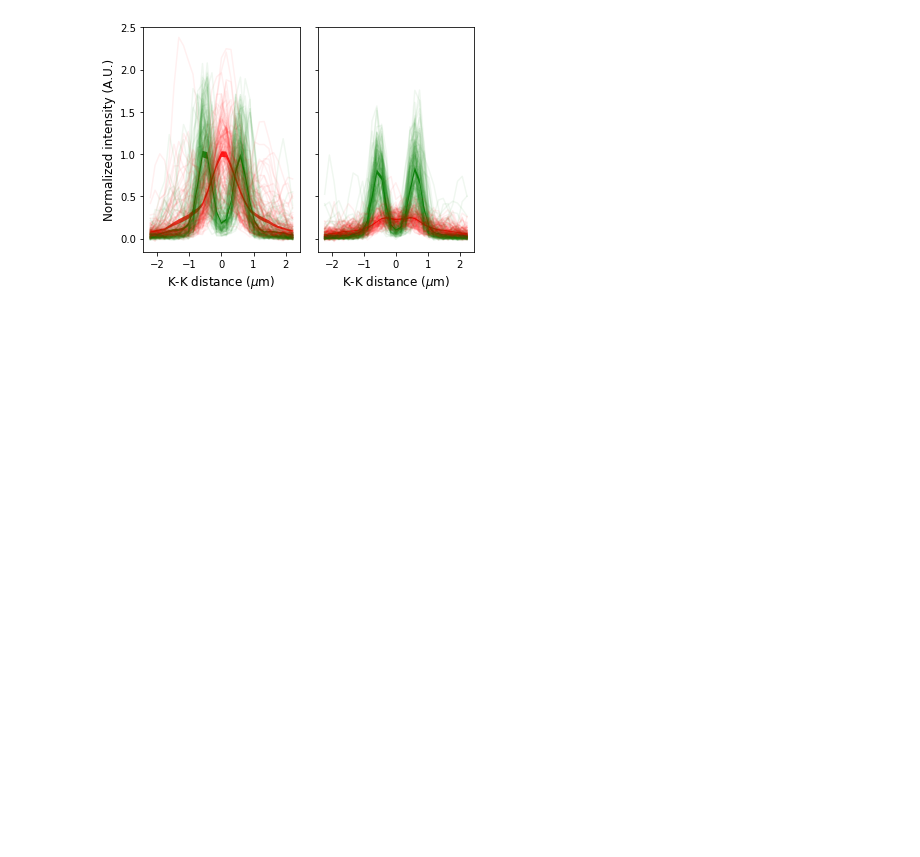
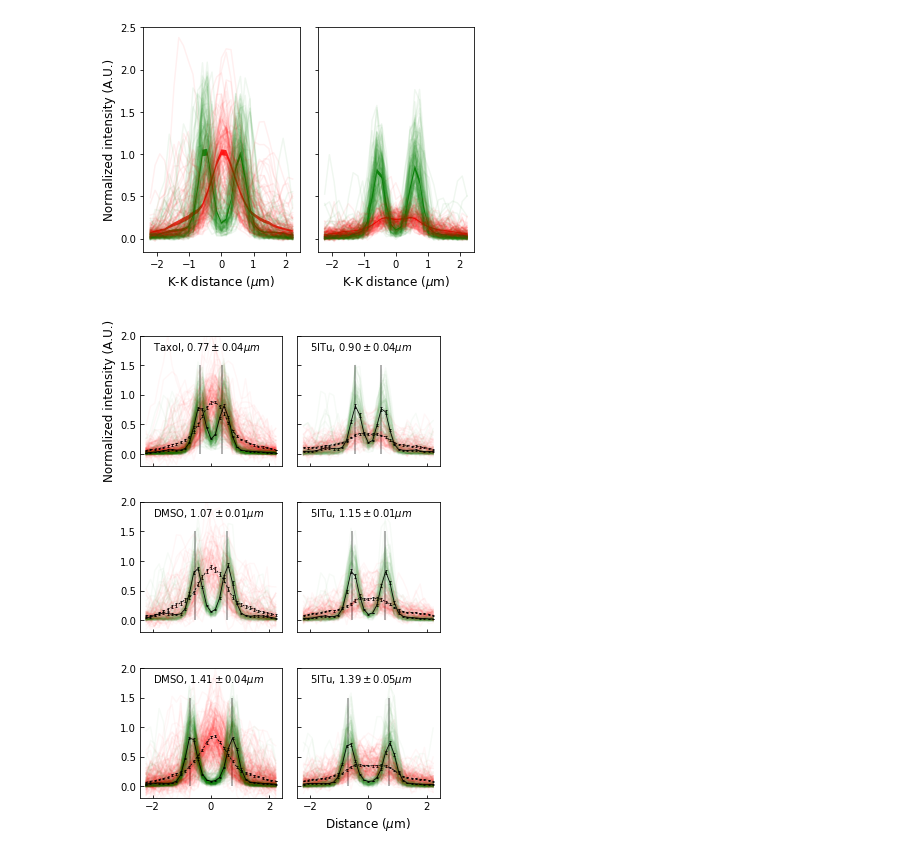
Before and after one commit to elifesciences-publications/AuroraConcentrationAnalysis, a Jupyter notebook: Dist_vs_INCENP_avg-ALL.ipynb, the cells around one changed output. Drawn from its saved outputs; the diff is of its cells as text; code cells hidden in the pictures; blank space fills up the shorter version.

```diff
--- a/Dist_vs_INCENP_avg-ALL.ipynb
+++ b/Dist_vs_INCENP_avg-ALL.ipynb
@@ -469,12 +557,13 @@ fig.savefig('AuroraB_vs_NDC80FRETfraction.pdf',edgecolor=None,facecolor=None)
 # %%
 # Plot profiles for each cell
 grps_to_plot = ['None','DMSO']
-nbins = 5
+nbins = 4
+drange = [0.6,1.5]
 
 df_select = df_prof_all.loc[[grp in grps_to_plot for grp in df_prof_all['Group']]]
 df_grped = df_select.groupby('Data Name')
 
-norm = mpl.colors.Normalize(vmin=kkdistrange[0],vmax=kkdistrange[1])
+norm = mpl.colors.Normalize(vmin=drange[0],vmax=drange[1])
 # choose a colormap
 c_m = cm.viridis
 # create a ScalarMappable and initialize a data structure
@@ -488,7 +577,7 @@ savedir = 'ProfilesForEachCells/'
 for name, df in df_grped:
     fig,ax = plt.subplots(nrows=1,ncols=3,figsize=(10,5))
 
-    df_res = getBinAvgProf(df,nbins)
+    df_res = getBinAvgProf(df,kkdistrange=drange,nbins=nbins)
     for i in range(nbins):
         ax[0].fill_between(x,df_res.iloc[i]['avgprof488']+df_res.iloc[i]['semprof488'],
                         df_res.iloc[i]['avgprof488']-df_res.iloc[i]['semprof488'],alpha=alph,
@@ -530,5 +605,5 @@ for name, df in df_grped:
 # %%
-# Draw DMSO and 5ITu all grouped profiles
+# Draw example profiles
 
 alph = 0.8
 fs = 12
@@ -538,10 +613,12 @@ x = (np.arange(proflen)-(proflen-1)/2.0)*pixsize
 fig, ax = plt.subplots(nrows=1,ncols=2,figsize=(5.5,4),sharex=True,sharey=True)
 
 grps_to_plot = ['None','5ITu']
+datname = 'Set0_5ITu_03Pos6'
+drange = (0.7,1.5)
 
 for i,grp in enumerate(grps_to_plot):
-    df_prof_select = df_prof_all.loc[(df_prof_all['Group']==grp) & (df_prof_all['Data Name']=='Set0_5ITu_03Pos6')]
-    df_res = getBinAvgProf(df_prof_select,nbins=1,)
+    df_prof_select = df_prof_all.loc[(df_prof_all['Group']==grp) & (df_prof_all['Data Name']==datname)]
+    df_res = getBinAvgProf(df_prof_select,kkdistrange=drange,nbins=1)
 
     for index,row in df_prof_select.iterrows():
         ax[i].plot(x,row['prof488_norm'],alpha=0.06,color='g')
@@ -560,6 +637,69 @@ ax[0].set_ylabel('Normalized intensity (A.U.)',fontsize=fs)
 
 plt.tight_layout()
 
-fig.savefig('Set0_5ITu_03Pos6_None_and_5ITu.pdf',facecolor=None,edgecolor=None)
+#fig.savefig(datname+'_%s_and_%s.pdf' %(grps_to_plot[0],grps_to_plot[1]),facecolor=None,edgecolor=None)
 # %% [output]
 [figure]
+# %%
+#Draw example profiles
+
+proflen = len(df_prof_all.iloc[0]['prof560_norm'])
+x = (np.arange(proflen)-(proflen-1)/2.0)*pixsize
+
+
+indices_to_plot = [(1,0),(0,2),(0,7),(2,0),(2,4),(2,7)]
+grps = ['DMSO','Taxol','5ITu']
+
+# fig, ax = plt.subplots(nrows=1,ncols=len(indices_to_plot),
+#                        figsize=(len(indices_to_plot)*2.5,3.5),sharex=True,sharey=True)
+
+fig, ax = plt.subplots(nrows=3,ncols=2,
+                       figsize=(5,7.5),sharex=True,sharey=True)
+
+ax = np.transpose(ax)
+ax = ax.flatten()
+
+for axi,ind in enumerate(indices_to_plot):
+    i,j = ind
+    df_res = df_res_list[i]
+    grp = grps[i]
+
+    drange = df_res.iloc[j]['kkdist_range']
+    df_prof_select = df_prof_all.loc[(df_prof_all['Group']==grp)
+                                     & (df_prof_all['kkdist']*pixsize>=drange[0])
+                                     & (df_prof_all['kkdist']*pixsize<drange[1])]
+
+    for index,row in df_prof_select.iterrows():
+        ax[axi].plot(x,row['prof488_norm'],alpha=0.03,color='g')
+        ax[axi].plot(x,row['prof560_norm'],alpha=0.03,color='r')
+
+#     ax[axi].fill_between(x,df_res.iloc[j]['avgprof488']+df_res.iloc[j]['semprof488'],
+#                        df_res.iloc[j]['avgprof488']-df_res.iloc[j]['semprof488'],alpha=alph,
+#                        facecolor='g')
+#     ax[axi].fill_between(x,df_res.iloc[j]['avgprof560']+df_res.iloc[j]['semprof560'],
+#                        df_res.iloc[j]['avgprof560']-df_res.iloc[j]['semprof560'],alpha=alph,
+#                        facecolor='r')
+
+    ax[axi].errorbar(x,df_res.iloc[j]['avgprof488'],yerr=df_res.iloc[j]['semprof488'],color='k',
+                     capsize=1,fmt='-',mec=None,lw=0.8,capthick=0.8)
+    ax[axi].errorbar(x,df_res.iloc[j]['avgprof560'],yerr=df_res.iloc[j]['semprof560'],color='k',
+                     capsize=1,fmt=':',mec=None,lw=0.8,capthick=0.8)
+
+    ax[axi].vlines(x=[-df_res.iloc[j]['avgkkdist']/2*pixsize,df_res.iloc[j]['avgkkdist']/2*pixsize],
+                   ymin=0,ymax=1.5,alpha=0.3,lw=2,color='k')
+
+    ax[axi].set_ylim([-0.2,2])
+    ax[axi].text(-2,1.75,'%s, $%0.2f\pm%0.2f \mu m$'
+                 %(grp,df_res.iloc[j]['avgkkdist']*pixsize,df_res.iloc[j]['sdkkdist']*pixsize))
+    ax[axi].tick_params(direction='in')
+
+
+ax[-1].set_xlabel('Distance ($\mu$m)',fontsize=fs)
+# ax[1].set_xlabel('K-K distance ($\mu$m)',fontsize=fs)
+ax[0].set_ylabel('Normalized intensity (A.U.)',fontsize=fs)
+
+plt.tight_layout()
+
+#fig.savefig('Example_Lineprofiles_v2.pdf',facecolor=None,edgecolor=None)
+# %% [output]
+[figure, added]
```
Also changed, not shown: parts of 15 cells of this notebook, 2 other files.
